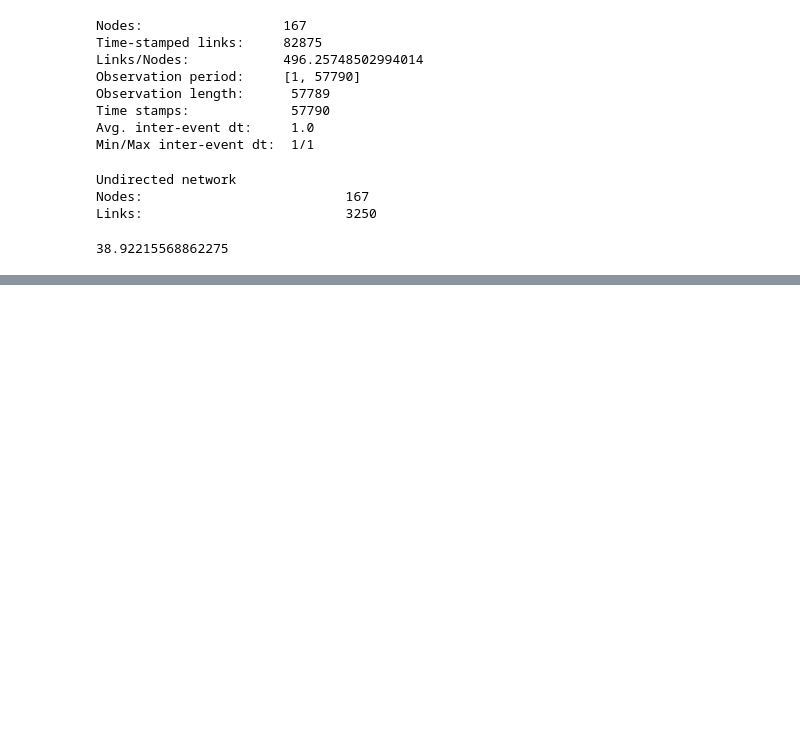
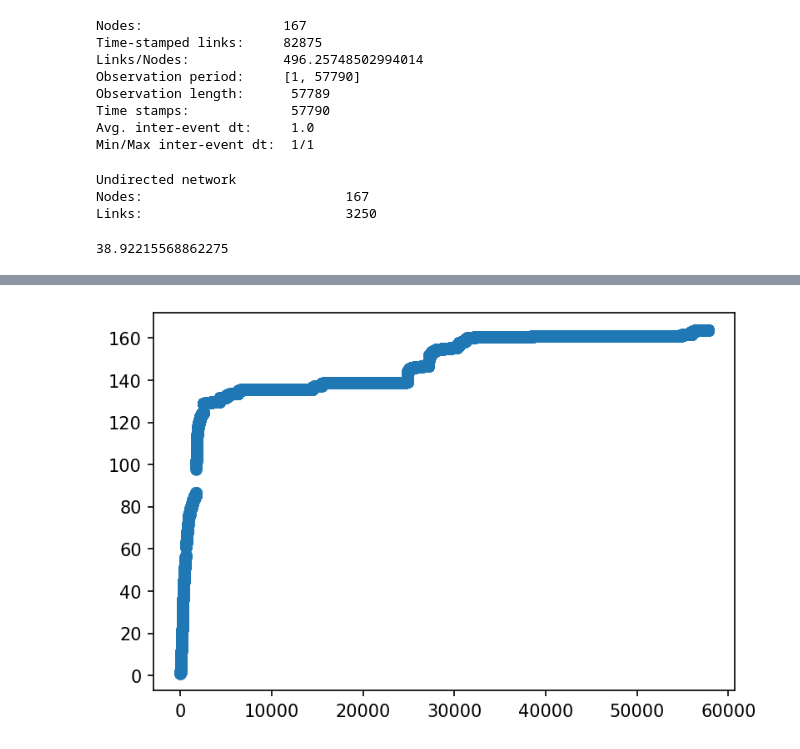
Before and after one commit to sneha-lodha/MDACN_Assignment1, a Jupyter notebook: louise.ipynb, the cells around one changed output, grey strips where cells are left out. Cells and saved outputs as stored; diff of their text form; code cells hidden in the pictures; blank space fills up the shorter version.

```diff
--- a/louise.ipynb
+++ b/louise.ipynb
@@ -56,0 +62,24 @@ Counter({130: 0.011976047904191617,
+# %%
+import numpy as np
+from numpy import var
+from numpy import mean
+
+iteration_val = np.zeros(57792)
+
+nodes = np.zeros(168)
+nodes[166] = 1
+for t in range(57791):
+    timestep_nodes = data[data[:,2]==t]
+    infected_nodes = np.where(nodes > 0)[0]
+    for i in infected_nodes:
+        for j in range(len(timestep_nodes)):
+            if (timestep_nodes[j][0] == i):
+                nodes[timestep_nodes[j][1]] = 1
+            elif (timestep_nodes[j][1] == i):
+                nodes[timestep_nodes[j][0]] = 1
+    iteration_val[t] = len(infected_nodes)
+
+
+
+
+print iteration_val(57791)
@@ -56,0 +143,15 @@ Counter({130: 0.011976047904191617,
+# %%
+from numpy import var
+from numpy import mean
+mean_values = np.zeros(57791)
+var_values = np.zeros(57791)
+for t in range(57791):
+    mean_values[t] = mean(iteration_values[t,:])
+    var_values[t] = var(iteration_values[t,:])
+
+x = list(range(1, 57792))
+plt.figure().set_dpi(150)
+plt.scatter(x,mean_values)
+plt.show()
+# %% [output]
+[figure, added]
```
Also changed, not shown: parts of 5 cells of this notebook.
